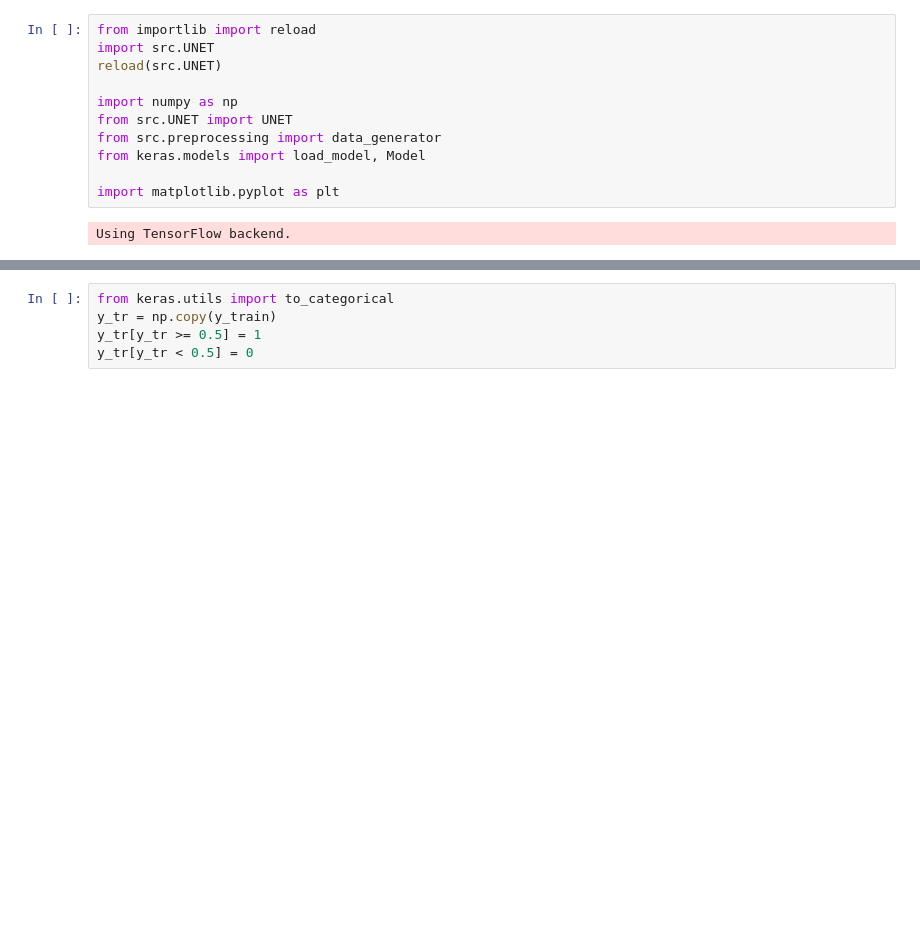
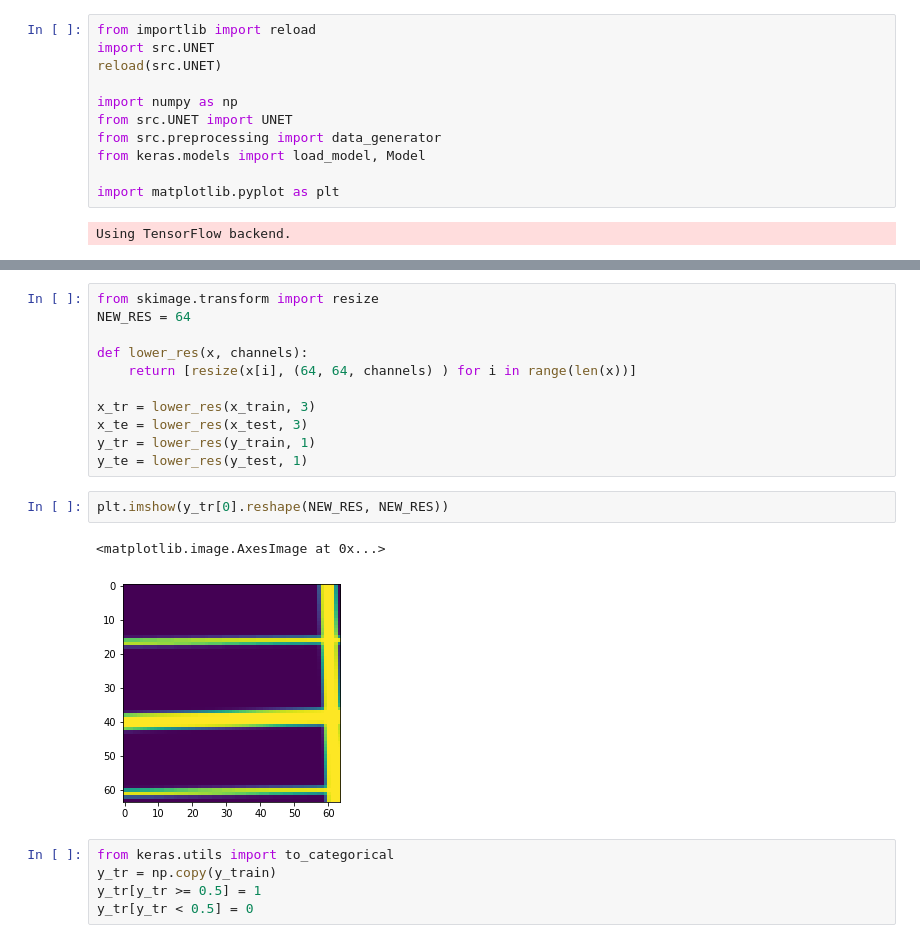
Before and after one commit to theodorhusefest/CS433-project2-road-segmentation, a Jupyter notebook: visualize_predictions.ipynb, the cells around one changed output, grey strips where cells are left out. Cells and saved outputs as stored; diff of their text form; blank space fills up the shorter version.

```diff
--- a/visualize_predictions.ipynb
+++ b/visualize_predictions.ipynb
@@ -24,3 +33,19 @@ x_train, x_test, y_train, y_test = data_generator(PATCH_SIZE, num_images = 15, r
+# %%
+from skimage.transform import resize
+NEW_RES = 64
+
+def lower_res(x, channels):
+    return [resize(x[i], (64, 64, channels) ) for i in range(len(x))]
+
+x_tr = lower_res(x_train, 3)
+x_te = lower_res(x_test, 3)
+y_tr = lower_res(y_train, 1)
+y_te = lower_res(y_test, 1)
+# %%
+plt.imshow(y_tr[0].reshape(NEW_RES, NEW_RES))
+# %% [output]
+<matplotlib.image.AxesImage at 0x...>
+[figure, added]
 # %%
 from keras.utils import to_categorical
 y_tr = np.copy(y_train)
```
Also changed, not shown: parts of 7 cells of this notebook, 9 other files.
